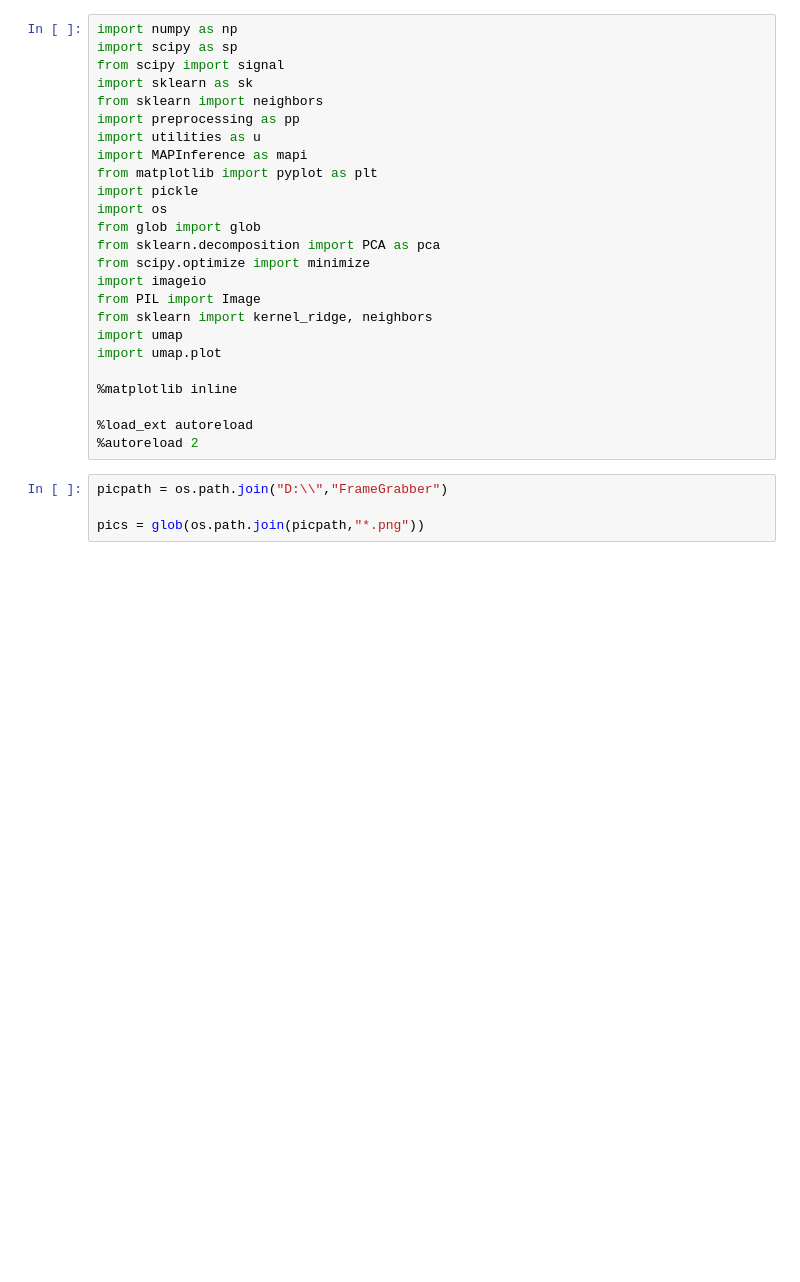
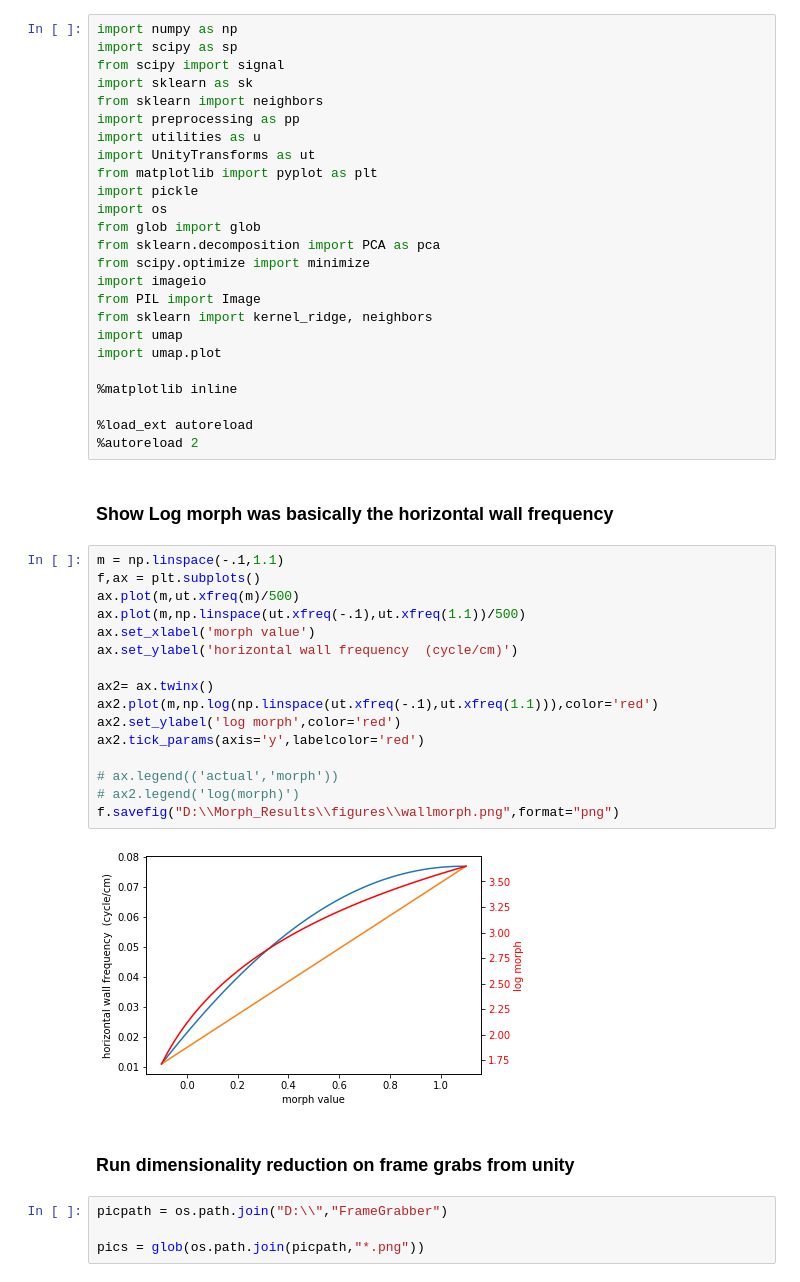
Before and after one commit to GiocomoLab/PlittGiocomo_2021, a Jupyter notebook: ProcessFrameGrabber.ipynb, the cells around one changed output. Saved outputs shown, nothing was run; the diff lists cells and outputs as text; blank space fills up the shorter version.

```diff
--- a/ProcessFrameGrabber.ipynb
+++ b/ProcessFrameGrabber.ipynb
@@ -6,7 +6,7 @@ import sklearn as sk
 from sklearn import neighbors
 import preprocessing as pp
 import utilities as u
-import MAPInference as mapi
+import UnityTransforms as ut
 from matplotlib import pyplot as plt
 import pickle
 import os
@@ -23,6 +23,28 @@ import umap.plot
 
 %load_ext autoreload
 %autoreload 2
+# %% [markdown]
+### Show Log morph was basically the horizontal wall frequency
+# %%
+m = np.linspace(-.1,1.1)
+f,ax = plt.subplots()
+ax.plot(m,ut.xfreq(m)/500)
+ax.plot(m,np.linspace(ut.xfreq(-.1),ut.xfreq(1.1))/500)
+ax.set_xlabel('morph value')
+ax.set_ylabel('horizontal wall frequency  (cycle/cm)')
+
+ax2= ax.twinx()
+ax2.plot(m,np.log(np.linspace(ut.xfreq(-.1),ut.xfreq(1.1))),color='red')
+ax2.set_ylabel('log morph',color='red')
+ax2.tick_params(axis='y',labelcolor='red')
+
+# ax.legend(('actual','morph'))
+# ax2.legend('log(morph)')
+f.savefig("D:\\Morph_Results\\figures\\wallmorph.png",format="png")
+# %% [output]
+[figure, added]
+# %% [markdown]
+### Run dimensionality reduction on frame grabs from unity
 # %%
 picpath = os.path.join("D:\\","FrameGrabber")
 
```
Also changed, not shown: parts of 22 cells of this notebook, 4 other files.
